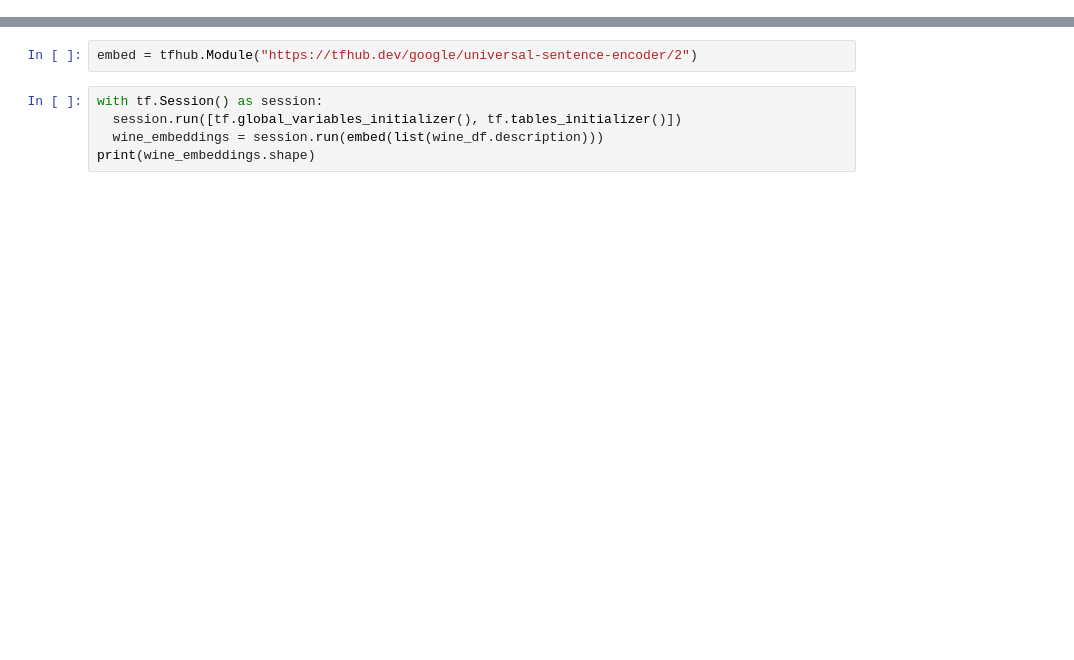
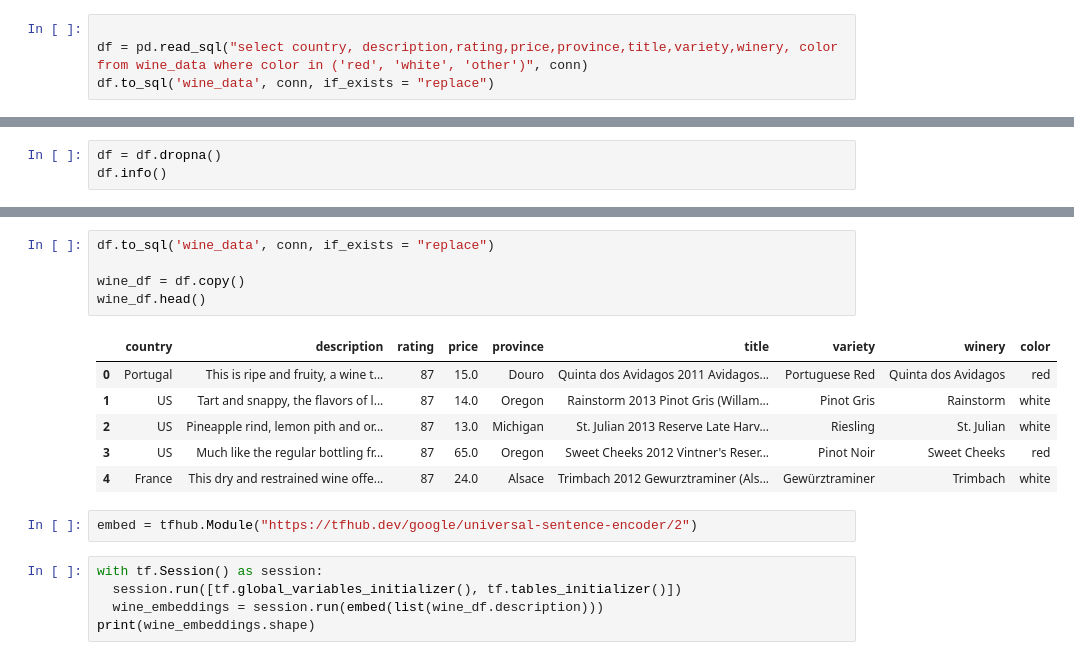
Before and after one commit to bendgame/WineRecommend, a Jupyter notebook: winesearch.ipynb, the cells around one changed output, grey strips where cells are left out. Cells and saved outputs as stored; diff of their text form; blank space fills up the shorter version.

```diff
--- a/winesearch.ipynb
+++ b/winesearch.ipynb
@@ -38,0 +117,4 @@ wine_df
+# %%
+
+df = pd.read_sql("select country, description,rating,price,province,title,variety,winery, color  from wine_data where color in ('red', 'white', 'other')", conn)
+df.to_sql('wine_data', conn, if_exists = "replace")
@@ -38,0 +139,3 @@ wine_df
+# %%
+df = df.dropna()
+df.info()
@@ -39,3 +157,15 @@ wine_df
+# %%
+df.to_sql('wine_data', conn, if_exists = "replace")
+
+wine_df = df.copy()
+wine_df.head()
+# %% [output]
+|  | country | description | rating | price | province | title | variety | winery | color |
+| 0 | Portugal | This is ripe and fruity, a wine t... | 87 | 15.0 | Douro | Quinta dos Avidagos 2011 Avidagos... | Portuguese Red | Quinta dos Avidagos | red |
+| 1 | US | Tart and snappy, the flavors of l... | 87 | 14.0 | Oregon | Rainstorm 2013 Pinot Gris (Willam... | Pinot Gris | Rainstorm | white |
+| 2 | US | Pineapple rind, lemon pith and or... | 87 | 13.0 | Michigan | St. Julian 2013 Reserve Late Harv... | Riesling | St. Julian | white |
+| 3 | US | Much like the regular bottling fr... | 87 | 65.0 | Oregon | Sweet Cheeks 2012 Vintner's Reser... | Pinot Noir | Sweet Cheeks | red |
+| 4 | France | This dry and restrained wine offe... | 87 | 24.0 | Alsace | Trimbach 2012 Gewurztraminer (Als... | Gewürztraminer | Trimbach | white |
 # %%
 embed = tfhub.Module("https://tfhub.dev/google/universal-sentence-encoder/2")
 # %%
```
Also changed, not shown: parts of 20 cells of this notebook.
